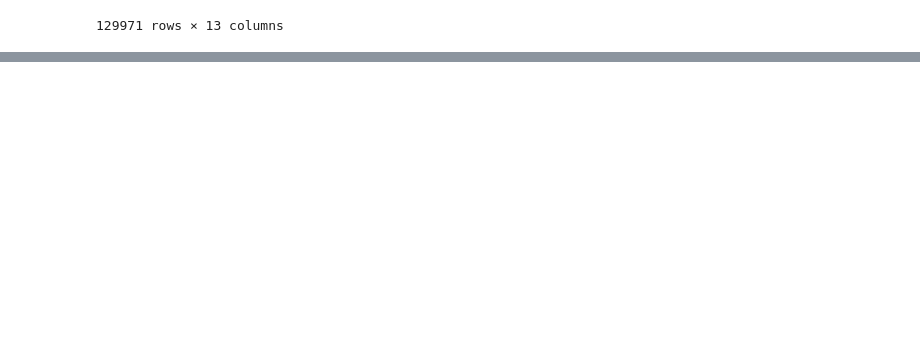
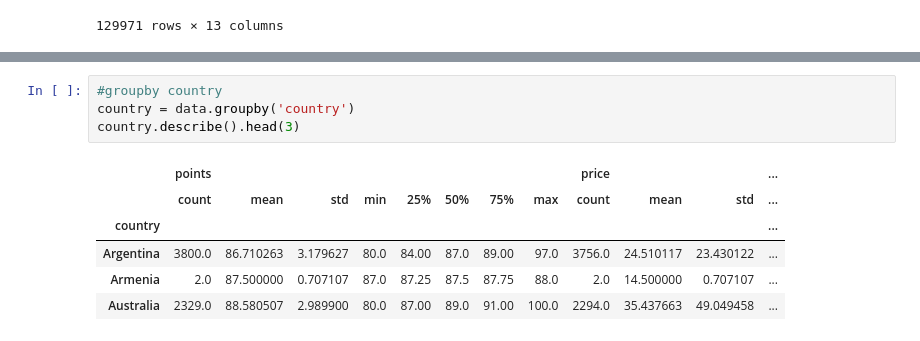
Before and after one commit to annkou/NLP, a Jupyter notebook: word_cloud_notebook.ipynb, the cells around one changed output, grey strips where cells are left out. Saved outputs shown, nothing was run; the diff lists cells and outputs as text; blank space fills up the shorter version.

```diff
--- a/word_cloud_notebook.ipynb
+++ b/word_cloud_notebook.ipynb
@@ -42,0 +75,11 @@ data
+# %%
+#groupby country
+country = data.groupby('country')
+country.describe().head(3)
+# %% [output]
+|  | points |  |  |  |  |  |  |  | price |  |  | ... |
+|  | count | mean | std | min | 25% | 50% | 75% | max | count | mean | std | ... |
+| country |  |  |  |  |  |  |  |  |  |  |  | ... |
+| Argentina | 3800.0 | 86.710263 | 3.179627 | 80.0 | 84.00 | 87.0 | 89.00 | 97.0 | 3756.0 | 24.510117 | 23.430122 | ... |
+| Armenia | 2.0 | 87.500000 | 0.707107 | 87.0 | 87.25 | 87.5 | 87.75 | 88.0 | 2.0 | 14.500000 | 0.707107 | ... |
+| Australia | 2329.0 | 88.580507 | 2.989900 | 80.0 | 87.00 | 89.0 | 91.00 | 100.0 | 2294.0 | 35.437663 | 49.049458 | ... |
```
Also changed, not shown: parts of 10 cells of this notebook.
